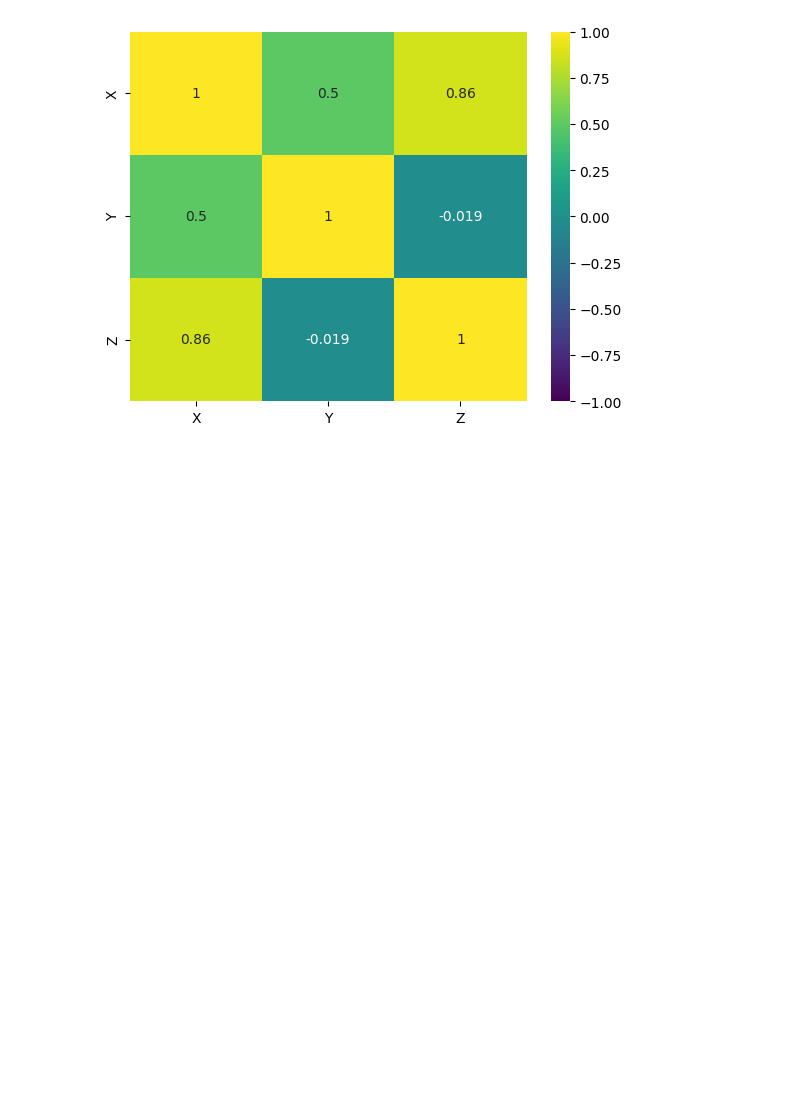
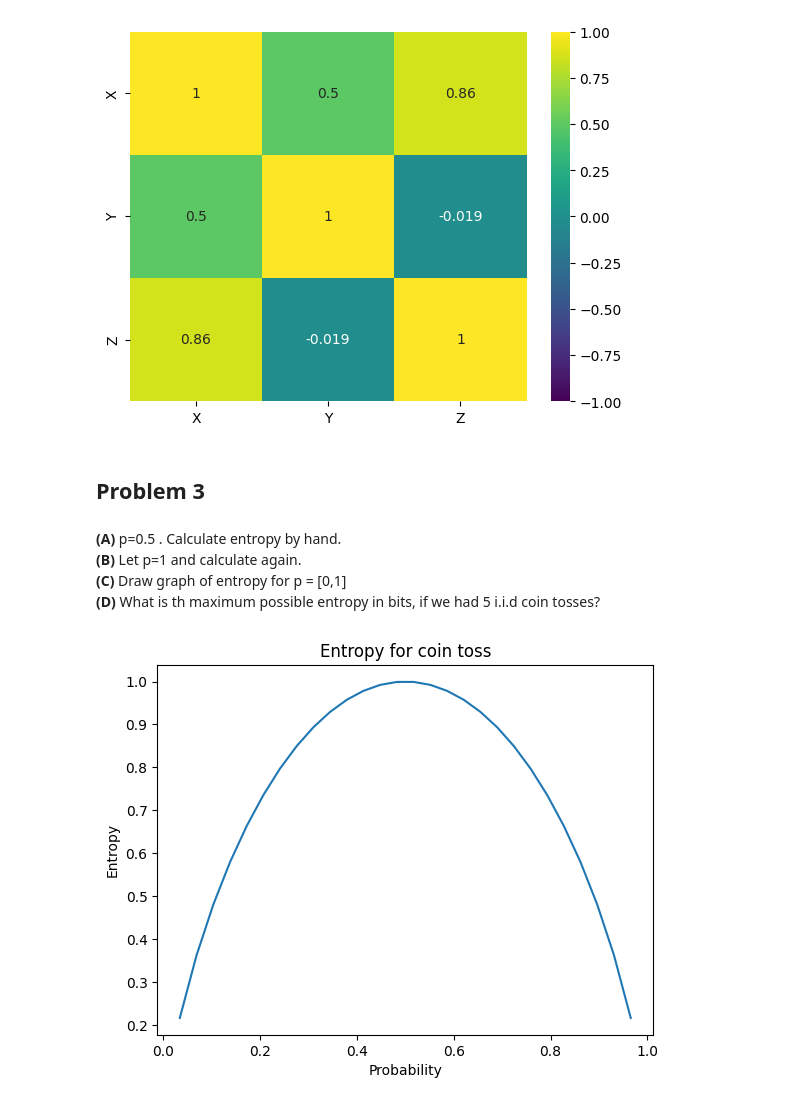
Before and after one commit to gr3ss0/ComplexSystems, a Jupyter notebook: ass2/Ass2_notebook.ipynb, the cells around one changed output. Drawn from its saved outputs; the diff is of its cells as text; code cells hidden in the pictures; blank space fills up the shorter version.

Commit message:
Problem 3 part C

```diff
--- a/ass2/Ass2_notebook.ipynb
+++ b/ass2/Ass2_notebook.ipynb
@@ -320,3 +320,22 @@ plt.savefig("img/P2E_heatmap_partial_corr")
 plt.show()
 # %% [output]
 [figure]
+# %% [markdown]
+## Problem 3
+# %% [markdown]
+**(A)** p=0.5 . Calculate entropy by hand. \
+**(B)** Let p=1 and calculate again. \
+**(C)** Draw graph of entropy for p = [0,1] \
+**(D)** What is th maximum possible entropy in bits, if we had 5 i.i.d coin tosses?
+# %%
+# formula is - SUM p*log(p)
+p_vals = np.linspace(0,1,30)
+entropies = -1 * (p_vals * np.log2(p_vals) +(1-p_vals)*np.log2(1-p_vals))
+plt.plot(p_vals, entropies)
+plt.title('Entropy for coin toss')
+plt.xlabel("Probability")
+plt.ylabel("Entropy")
+plt.savefig("img/P3C_entropy")
+plt.show()
+# %% [output]
+[figure, added]
```
